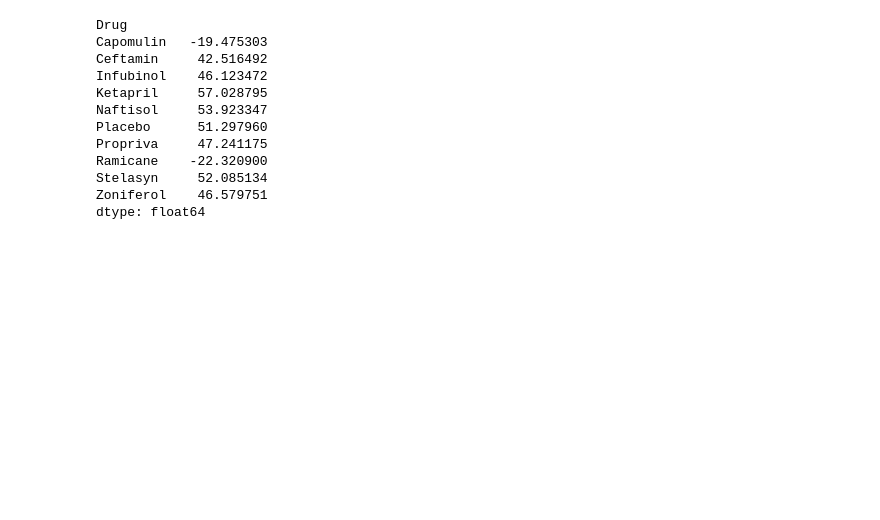
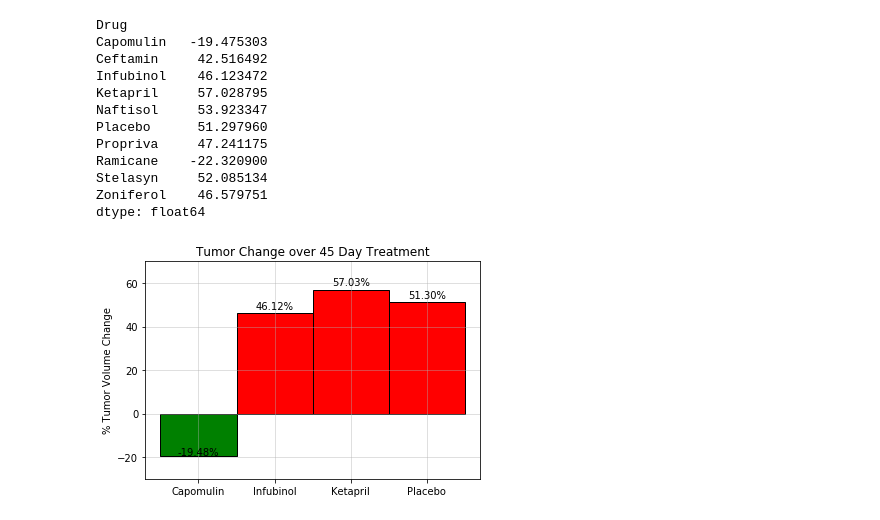
Before and after one commit to tinahuangyt/Matplotlib_Pymaceuticals, a Jupyter notebook: Pymaceuticals_analysis.ipynb, the cells around one changed output. Saved outputs shown, nothing was run; the diff lists cells and outputs as text; code cells hidden in the pictures; blank space fills up the shorter version.

```diff
--- a/Pymaceuticals_TH.ipynb
+++ b/Pymaceuticals_analysis.ipynb
@@ -267,9 +275,8 @@ tumorpivot.head(10)
 # %%
 # Calculate the percent changes for each drug
 cols = tumorpivot.columns
-100*(tumorpivot[cols].iloc[-1]/tumorpivot[cols].iloc[0]-1)
-
-# Display the data to confirm
+percent_change = 100*(tumorpivot[cols].iloc[-1]/tumorpivot[cols].iloc[0]-1)
+percent_change
 # %% [output]
 Drug
 Capomulin   -19.475303
@@ -306,0 +293,32 @@ fig.show()
+# %%
+# Splice the data between passing and failing drugs
+passing = percent_change < 0
+
+drug_list = ['Capomulin','Infubinol','Ketapril','Placebo']
+percent_change_list = [(percent_change[drug])for drug in drug_list]
+
+change_plt = plt.bar(drug_list, percent_change_list, width=-1,
+                     align='center',color=passing.map({True:'g',False:'r'}), edgecolor= "black")
+
+#Format and labels
+plt.grid(True, alpha =0.5)
+plt.ylim(-30,70)
+plt.yticks(np.arange(-20, 65, 20))
+
+plt.ylabel("% Tumor Volume Change")
+plt.title('Tumor Change over 45 Day Treatment')
+
+# Use functions to label the percentages of changes
+def autolabel(rects):
+    for i,rect in enumerate(rects):
+        height = rect.get_height()
+        plt.text(rect.get_x()+rect.get_width()/2., 1.02*height, '%.2f'% (percent_change_list[i])+ "%",
+            ha='center', va='bottom')
+
+#Call function to implement calls
+autolabel(change_plt)
+
+plt.savefig("Overall_Tumor_Change.png")
+plt.show()
+# %% [output]
+[figure, added]
```
Also changed, not shown: parts of 5 cells of this notebook, 4 other files.
